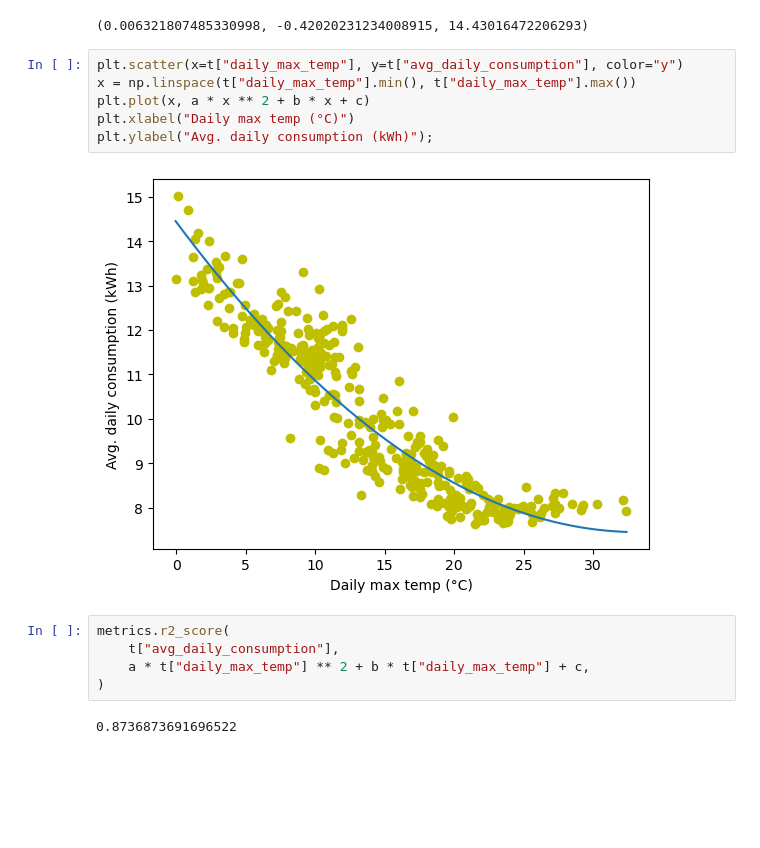
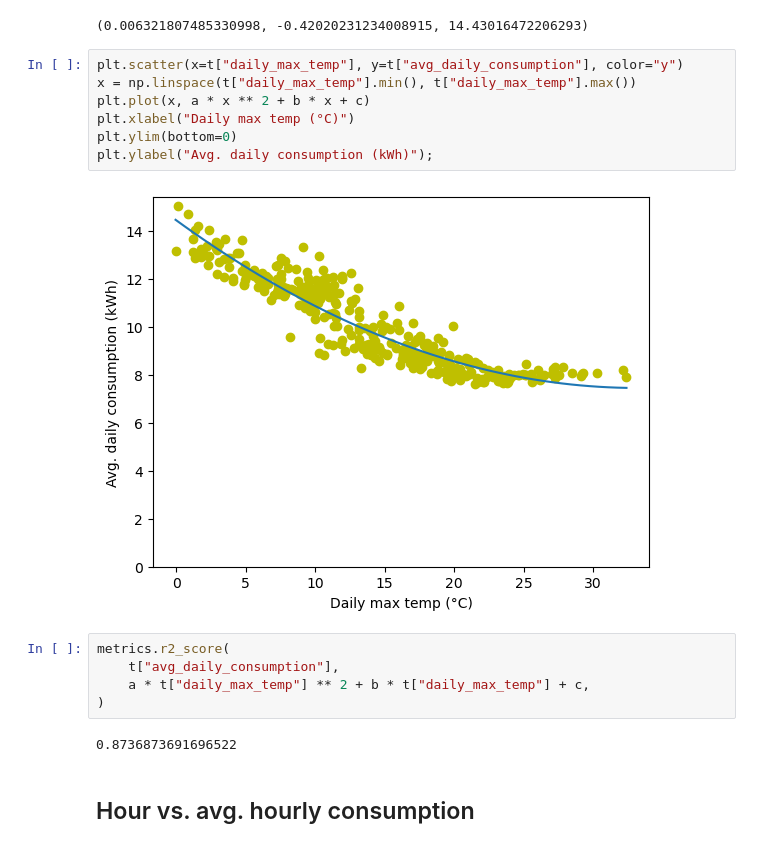
Before and after one commit to moosophy/smart-meters-project, a Jupyter notebook: main.ipynb, the cells around one changed output. Cells and saved outputs as stored; diff of their text form; blank space fills up the shorter version.

```diff
--- a/main.ipynb
+++ b/main.ipynb
@@ -128,11 +128,12 @@ a, b, c
 # %%
 plt.scatter(x=t["daily_max_temp"], y=t["avg_daily_consumption"], color="y")
 x = np.linspace(t["daily_max_temp"].min(), t["daily_max_temp"].max())
 plt.plot(x, a * x ** 2 + b * x + c)
 plt.xlabel("Daily max temp (°C)")
+plt.ylim(bottom=0)
 plt.ylabel("Avg. daily consumption (kWh)");
 # %% [output]
-[figure, old version]
+[figure, new version]
 # %%
 metrics.r2_score(
     t["avg_daily_consumption"],
@@ -140,3 +141,5 @@ metrics.r2_score(
 )
 # %% [output]
 0.8736873691696522
+# %% [markdown]
+## Hour vs. avg. hourly consumption
```
Also changed, not shown: parts of 2 cells of this notebook.
